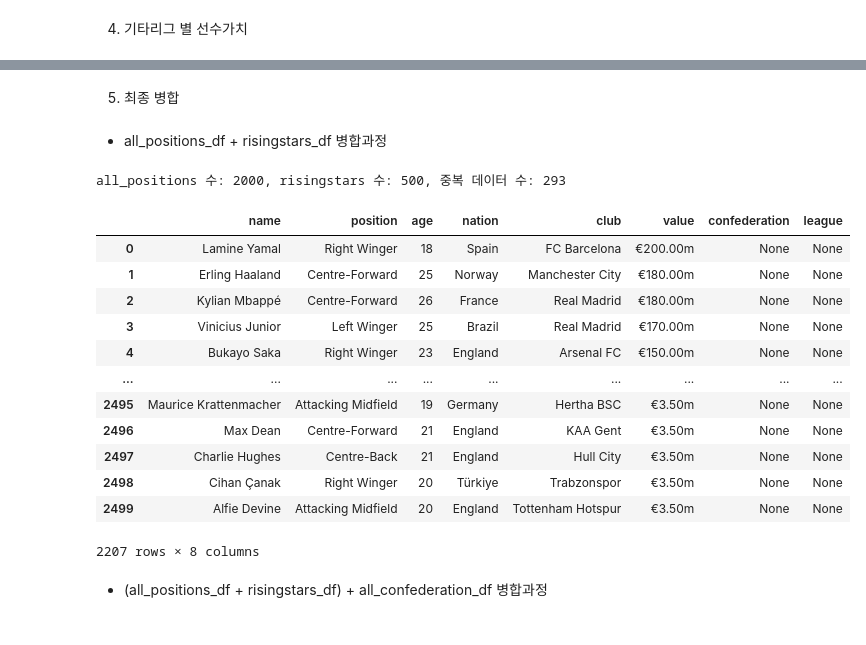
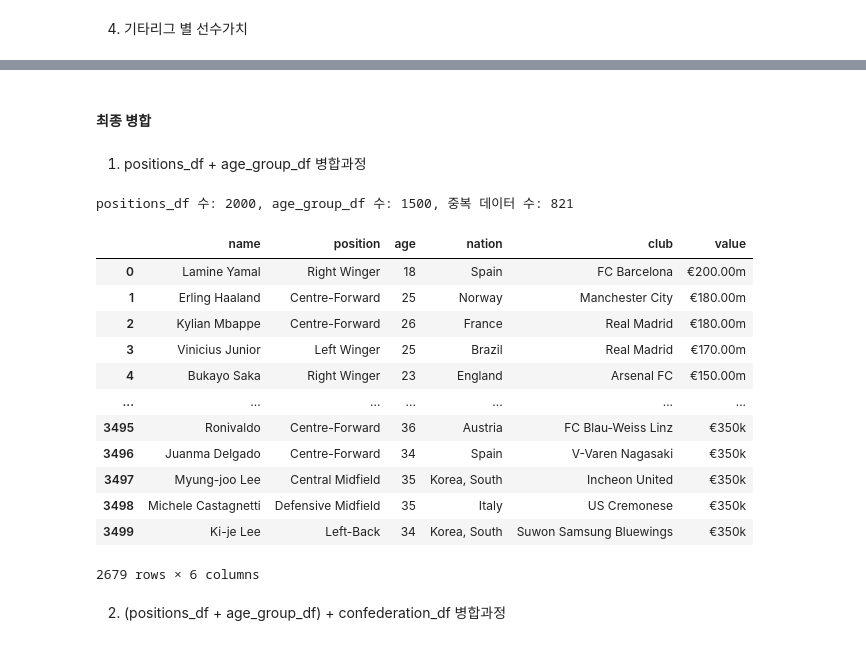
Before and after one commit to sesac-dragon/project_jeon99yu, a Jupyter notebook: crawlers/transfermarkt.ipynb, the cells around one changed output, grey strips where cells are left out. Saved outputs shown, nothing was run; the diff lists cells and outputs as text; code cells hidden in the pictures.

Commit message:
feat: transfermarkt 선수정보 크롤링

```diff
--- a/crawlers/transfermarkt.ipynb
+++ b/crawlers/transfermarkt.ipynb
@@ -357,0 +65,36 @@ risingstars_df
+# %%
+headers = {
+    'User-Agent': "Mozilla/5.0 (Windows NT 10.0; Win64; x64) AppleWebKit/537.36 (KHTML, like Gecko) Chrome/95.0.4638.69 Safari/537.36"
+}
+
+age_groups = ['u21', '23-30', 'o34']
+all_players = []
+
+for age_group in age_groups:
+    for page in range(1, 21):
+        url = f'https://www.transfermarkt.com/spieler-statistik/wertvollstespieler/marktwertetop/plus/ausrichtung/alle/spielerposition_id/alle/altersklasse/{age_group}/jahrgang/0/land_id/0/kontinent_id/0/yt0/Anzeigen/0//page/{page}?ajax=yw1'
+        res = requests.get(url, headers=headers)
+        soup = BeautifulSoup(res.content, 'html.parser')
+        player_info = soup.find_all('tr', {'class': ['odd', 'even']})
+
+        for info in player_info:
+            player = info.find_all('td')
+            if len(player) < 9:
+                continue
+
+            all_players.append({
+                'name': unidecode(player[3].text.strip()),
+                'position': player[4].text.strip(),
+                'age': player[5].text.strip(),
+                'nation': player[6].img['alt'] if player[6].find('img') else '',
+                'club': player[7].img['alt'] if player[7].find('img') else '',
+                'value': player[8].text.strip()
+            })
+
+        time.sleep(1)
+
+age_group_df = pd.DataFrame(all_players)
+age_group_df = age_group_df.drop_duplicates(subset=['name', 'club'])
+age_group_df.to_csv('../data/tfm_age.csv', index=False, encoding='utf-8-sig')
+
+age_group_df
@@ -515,35 +273,33 @@ other_leagues_df
 | 2279 | Wang-Kit Tsui | Right-Back | 28 | Hongkong | Yunnan Yukun | €350k | CSL |
 2000 rows × 7 columns
 # %% [markdown]
-5. 최종 병합
+#### 최종 병합
 # %% [markdown]
--  all_positions_df + risingstars_df 병합과정
+1. positions_df + age_group_df 병합과정
 # %%
-merged1_df = pd.concat([all_positions_df, risingstars_df], ignore_index=True)
+merged1_df = pd.concat([positions_df, age_group_df], ignore_index=True)
 
-# 두 데이터프레임에서 중복되는 행 찾기
-duplicate_rows = pd.merge(all_positions_df, risingstars_df, on=['name', 'position', 'age', 'nation', 'club', 'value'])
-print(f'all_positions 수: {len(all_positions_df)}, risingstars 수: {len(risingstars_df)}, 중복 데이터 수: {len(duplicate_rows)}')
+duplicate_rows = pd.merge(positions_df, age_group_df, on=['name', 'position', 'age', 'nation', 'club', 'value'])
+print(f'positions_df 수: {len(positions_df)}, age_group_df 수: {len(age_group_df)}, 중복 데이터 수: {len(duplicate_rows)}')
 
 merged1_df = merged1_df.drop_duplicates()
-merged1_df.to_csv('../data/transfermarkt_merged1_df.csv', index=False, encoding='utf-8-sig')
 merged1_df
 # %% [output]
-all_positions 수: 2000, risingstars 수: 500, 중복 데이터 수: 293
+positions_df 수: 2000, age_group_df 수: 1500, 중복 데이터 수: 821
-|  | name | position | age | nation | club | value | confederation | league |
-| 0 | Lamine Yamal | Right Winger | 18 | Spain | FC Barcelona | €200.00m | None | None |
-| 1 | Erling Haaland | Centre-Forward | 25 | Norway | Manchester City | €180.00m | None | None |
-| 2 | Kylian Mbappé | Centre-Forward | 26 | France | Real Madrid | €180.00m | None | None |
-| 3 | Vinicius Junior | Left Winger | 25 | Brazil | Real Madrid | €170.00m | None | None |
-| 4 | Bukayo Saka | Right Winger | 23 | England | Arsenal FC | €150.00m | None | None |
-| ... | ... | ... | ... | ... | ... | ... | ... | ... |
-| 2495 | Maurice Krattenmacher | Attacking Midfield | 19 | Germany | Hertha BSC | €3.50m | None | None |
-| 2496 | Max Dean | Centre-Forward | 21 | England | KAA Gent | €3.50m | None | None |
-| 2497 | Charlie Hughes | Centre-Back | 21 | England | Hull City | €3.50m | None | None |
-| 2498 | Cihan Çanak | Right Winger | 20 | Türkiye | Trabzonspor | €3.50m | None | None |
-| 2499 | Alfie Devine | Attacking Midfield | 20 | England | Tottenham Hotspur | €3.50m | None | None |
+|  | name | position | age | nation | club | value |
+| 0 | Lamine Yamal | Right Winger | 18 | Spain | FC Barcelona | €200.00m |
+| 1 | Erling Haaland | Centre-Forward | 25 | Norway | Manchester City | €180.00m |
+| 2 | Kylian Mbappe | Centre-Forward | 26 | France | Real Madrid | €180.00m |
+| 3 | Vinicius Junior | Left Winger | 25 | Brazil | Real Madrid | €170.00m |
+| 4 | Bukayo Saka | Right Winger | 23 | England | Arsenal FC | €150.00m |
+| ... | ... | ... | ... | ... | ... | ... |
+| 3495 | Ronivaldo | Centre-Forward | 36 | Austria | FC Blau-Weiss Linz | €350k |
+| 3496 | Juanma Delgado | Centre-Forward | 34 | Spain | V-Varen Nagasaki | €350k |
+| 3497 | Myung-joo Lee | Central Midfield | 35 | Korea, South | Incheon United | €350k |
+| 3498 | Michele Castagnetti | Defensive Midfield | 35 | Italy | US Cremonese | €350k |
+| 3499 | Ki-je Lee | Left-Back | 34 | Korea, South | Suwon Samsung Bluewings | €350k |
-2207 rows × 8 columns
+2679 rows × 6 columns
 # %% [markdown]
-- (all_positions_df + risingstars_df) + all_confederation_df 병합과정
+2. (positions_df + age_group_df) + confederation_df 병합과정
 # %%
 # 인덱스 초기화
```
Also changed, not shown: parts of 13 cells of this notebook.
